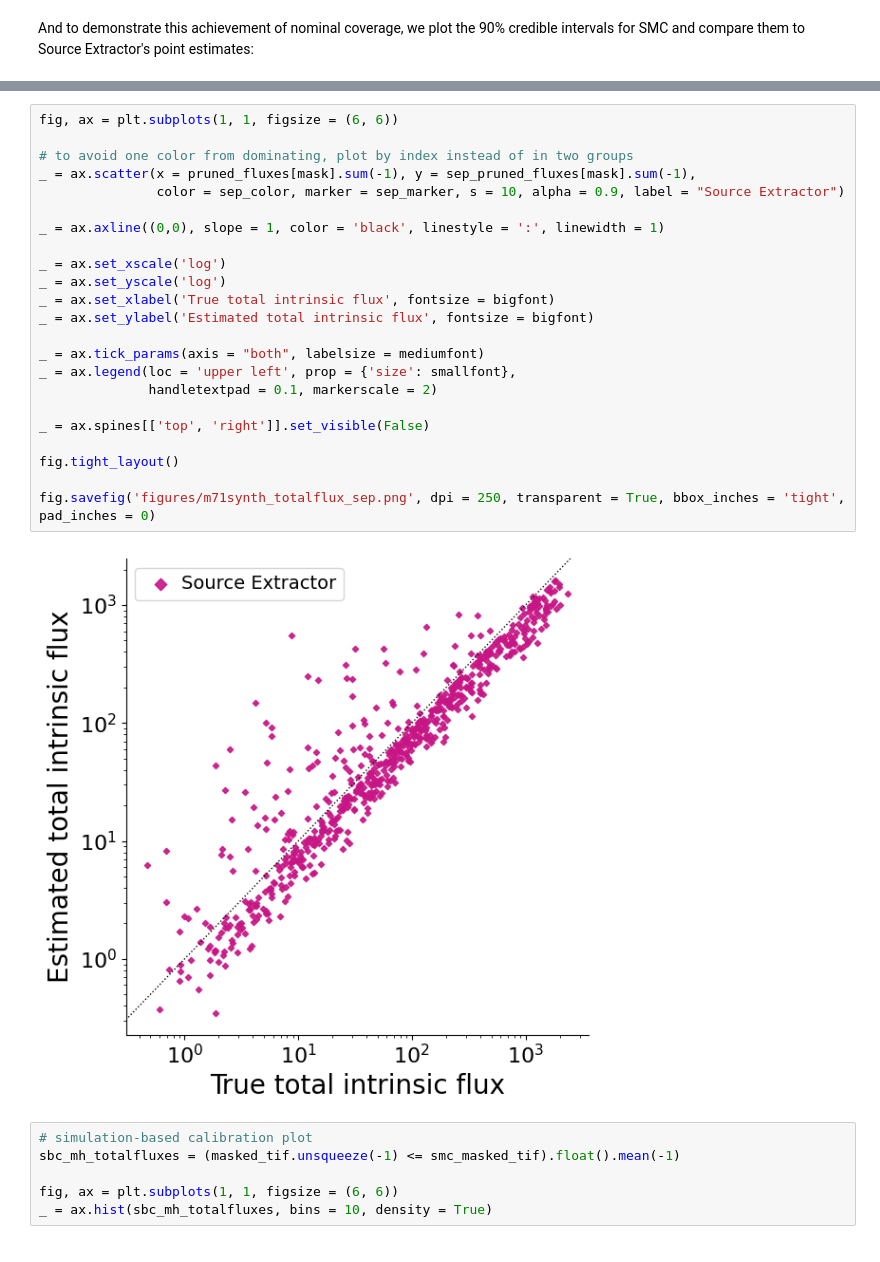
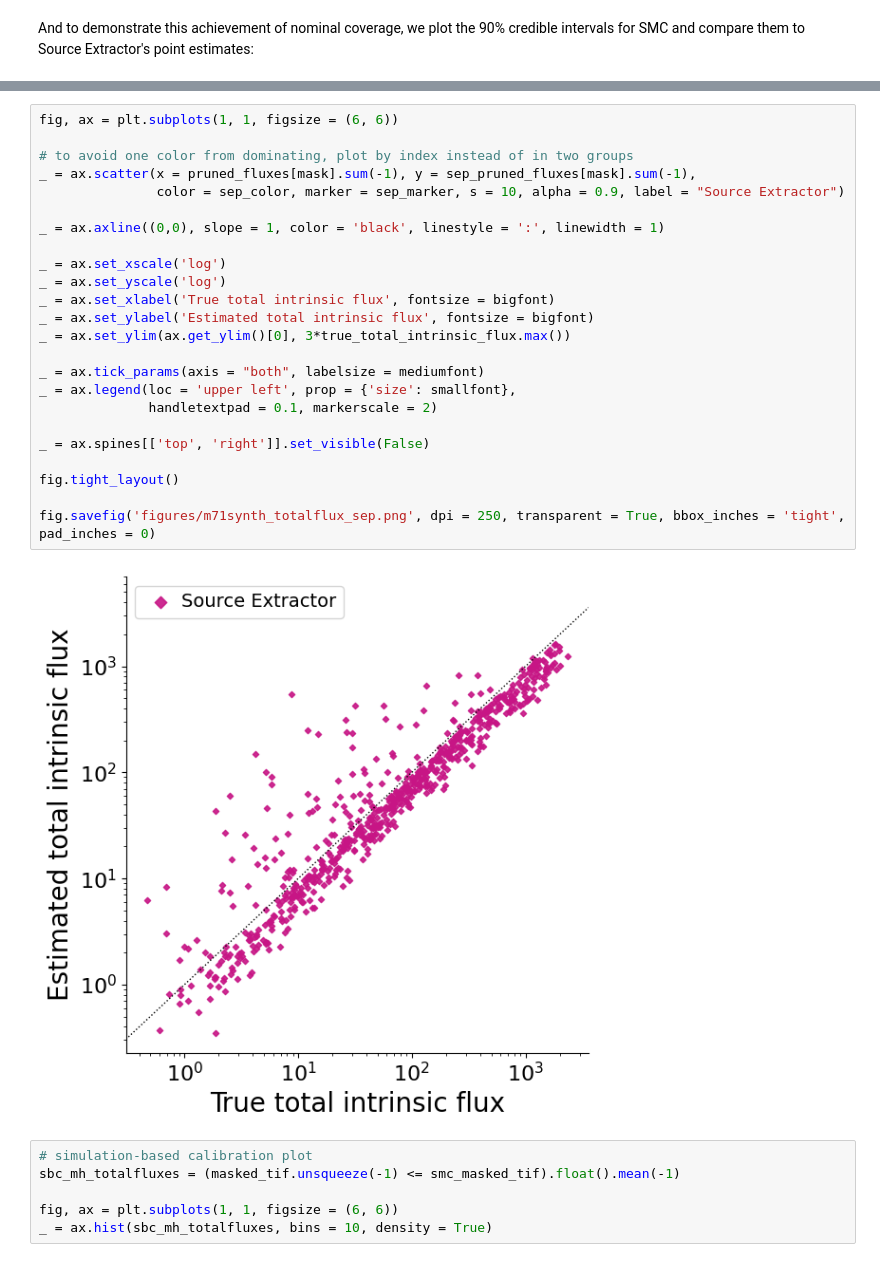
Before and after one commit to timwhite0/smcdet, a Jupyter notebook: experiments/manuscript/m71synthetic_manyimages/results/results.ipynb, the cells around one changed output, grey strips where cells are left out. Cells and saved outputs as stored; diff of their text form.

Commit message:
Update total flux plot aesthetics

```diff
--- a/experiments/manuscript/m71synthetic_manyimages/results/results.ipynb
+++ b/experiments/manuscript/m71synthetic_manyimages/results/results.ipynb
@@ -624,28 +626,29 @@ fig.savefig('figures/m71synth_totalflux_intervals_smc.png', dpi = 250, transpare
 # %%
 fig, ax = plt.subplots(1, 1, figsize = (6, 6))
 
 # to avoid one color from dominating, plot by index instead of in two groups
 _ = ax.scatter(x = pruned_fluxes[mask].sum(-1), y = sep_pruned_fluxes[mask].sum(-1),
                color = sep_color, marker = sep_marker, s = 10, alpha = 0.9, label = "Source Extractor")
 
 _ = ax.axline((0,0), slope = 1, color = 'black', linestyle = ':', linewidth = 1)
 
 _ = ax.set_xscale('log')
 _ = ax.set_yscale('log')
 _ = ax.set_xlabel('True total intrinsic flux', fontsize = bigfont)
 _ = ax.set_ylabel('Estimated total intrinsic flux', fontsize = bigfont)
+_ = ax.set_ylim(ax.get_ylim()[0], 3*true_total_intrinsic_flux.max())
 
 _ = ax.tick_params(axis = "both", labelsize = mediumfont)
 _ = ax.legend(loc = 'upper left', prop = {'size': smallfont},
               handletextpad = 0.1, markerscale = 2)
 
 _ = ax.spines[['top', 'right']].set_visible(False)
 
 fig.tight_layout()
 
 fig.savefig('figures/m71synth_totalflux_sep.png', dpi = 250, transparent = True, bbox_inches = 'tight', pad_inches = 0)
 # %% [output]
-[figure, old version]
+[figure, new version]
 # %%
 # simulation-based calibration plot
 sbc_mh_totalfluxes = (masked_tif.unsqueeze(-1) <= smc_masked_tif).float().mean(-1)
```
Also changed, not shown: parts of 2 cells of this notebook, 1 other file.
